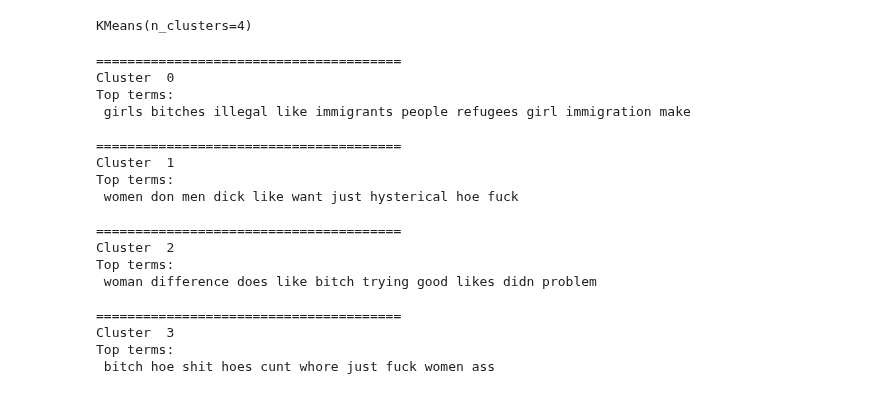
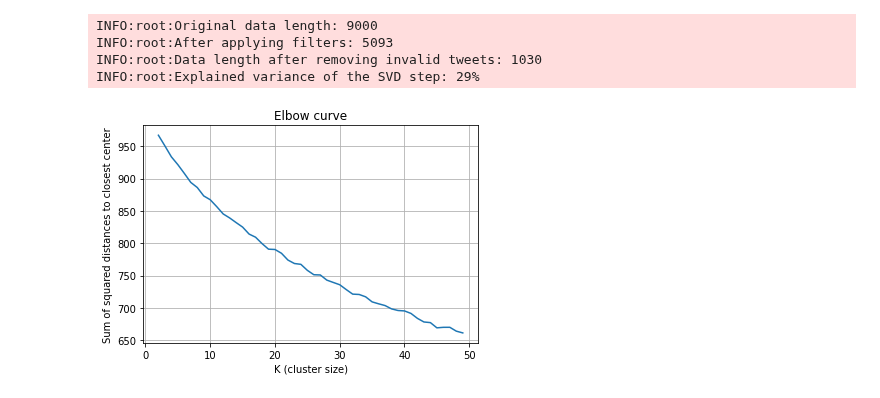
Before and after one commit to delftcrowd/smart_rejector_for_hate_speech, a Jupyter notebook: code/costs/clustering.ipynb, the cells around one changed output. Drawn from its saved outputs; the diff is of its cells as text; code cells hidden in the pictures.

```diff
--- a/code/costs/clustering.ipynb
+++ b/code/costs/clustering.ipynb
@@ -3,32 +5,17 @@ from kmeans import KMeansClustering
 # %%
 km = KMeansClustering()
 km.open("F:\Thesis\data\SemEval\hateval2019_en_train.csv")
-km.filter(HS='1', TR='0', AG='0')
+km.filter(HS='0', TR='0', AG='0')
 cleaned_data = km.clean()
 X = km.fit_tfidf(cleaned_data)
 X = km.fit_lsa(X)
-km.cluster(X=X, K=4)
 # %% [output]
-KMeans(n_clusters=4)
+INFO:root:Original data length: 9000
+INFO:root:After applying filters: 5093
+INFO:root:Data length after removing invalid tweets: 1030
+INFO:root:Explained variance of the SVD step: 29%
-# %%
-km.print_top_terms()
-# %% [output]
-=======================================
-Cluster  0
-Top terms:
- girls bitches illegal like immigrants people refugees girl immigration make
-
-=======================================
-Cluster  1
-Top terms:
- women don men dick like want just hysterical hoe fuck
-
-=======================================
-Cluster  2
-Top terms:
- woman difference does like bitch trying good likes didn problem
-
-=======================================
-Cluster  3
-Top terms:
- bitch hoe shit hoes cunt whore just fuck women ass
+# %%
+%matplotlib inline
+km.plot_elbow_curve(max_k=50, X=X)
+# %% [output]
+[figure, added]
```
Also changed, not shown: parts of 5 cells of this notebook, 1 other file.
